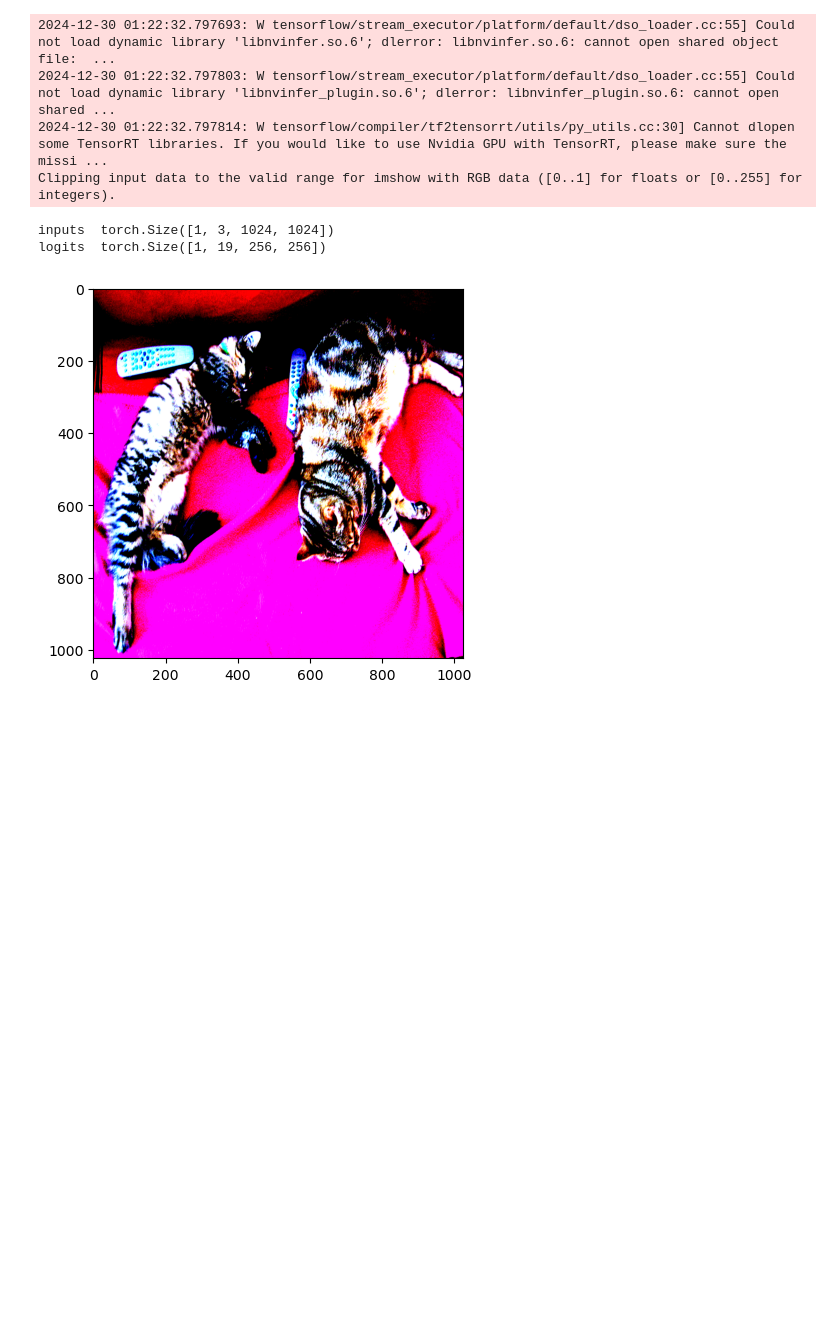
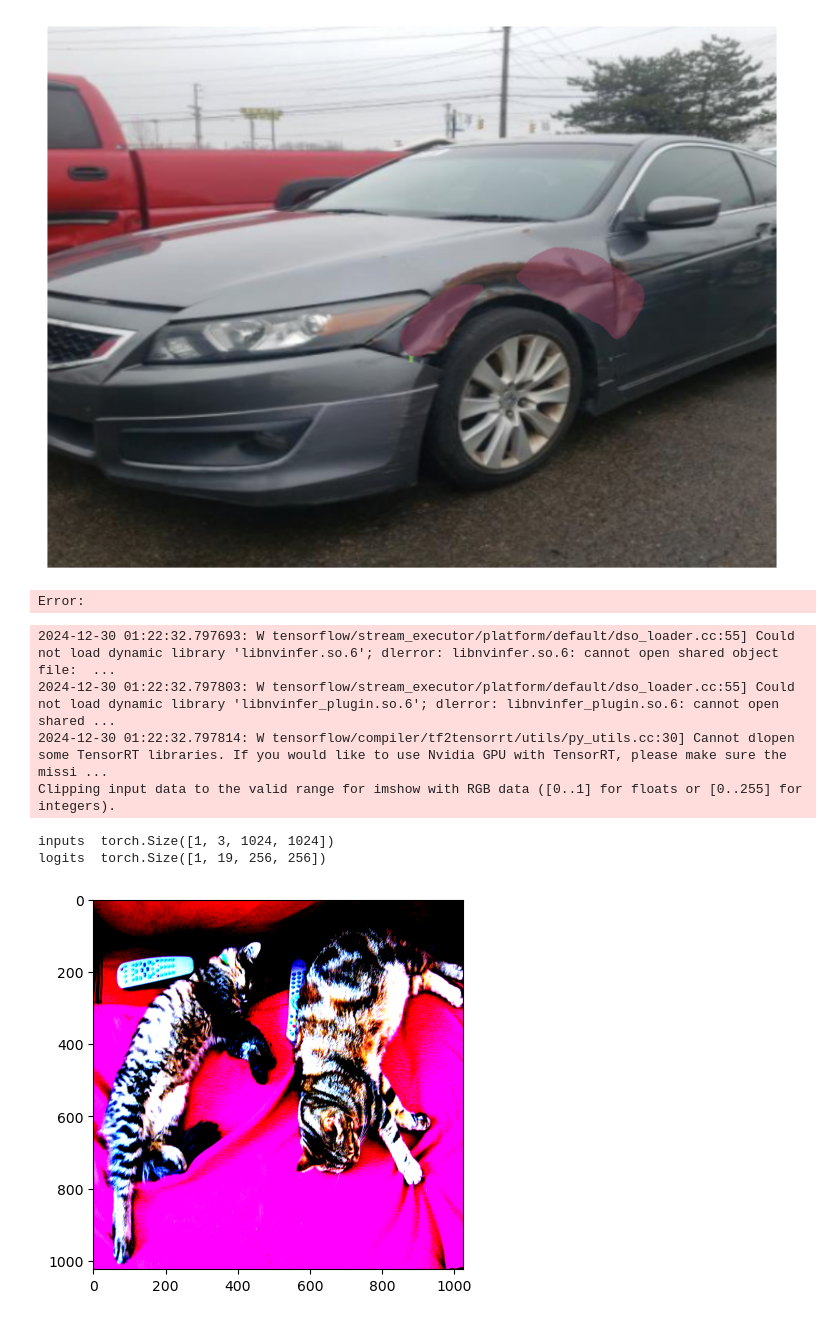
Before and after one commit to akshaygrao77/ImageSegmentation, a Jupyter notebook: segmentation_test.ipynb, the cells around one changed output. Drawn from its saved outputs; the diff is of its cells as text; code cells hidden in the pictures; blank space fills up the shorter version.

```diff
--- a/segmentation_test.ipynb
+++ b/segmentation_test.ipynb
@@ -204,0 +151,5 @@ for epoch in range(num_epochs):
+# %%
+pretrained_model_name = "nvidia/segformer-b3-finetuned-cityscapes-1024-1024"
+start_net_path="./checkpoints/nvidia_segformer-b3-finetuned-cityscapes-1024-1024_ep_8.pt"
+model = get_segformermodel(len(cardamage_id_to_color),pretrained_model_name)
+model,_,_,_ = get_model_from_path(model,None,None,start_net_path)
@@ -204,0 +195,11 @@ for epoch in range(num_epochs):
+# %%
+overlayed_image = overlay_colored_mask(img[ind].transpose(0,-1).transpose(0,1).numpy(), predicted[ind].numpy(), cardamage_id_to_color, alpha=0.5)
+
+# Visualize the result
+plt.figure(figsize=(10, 10))
+plt.imshow(overlayed_image)
+plt.axis('off')
+plt.show()
+# %% [output]
+[figure, added]
+Error:
```
Also changed, not shown: parts of 29 cells of this notebook, 4 other files.
